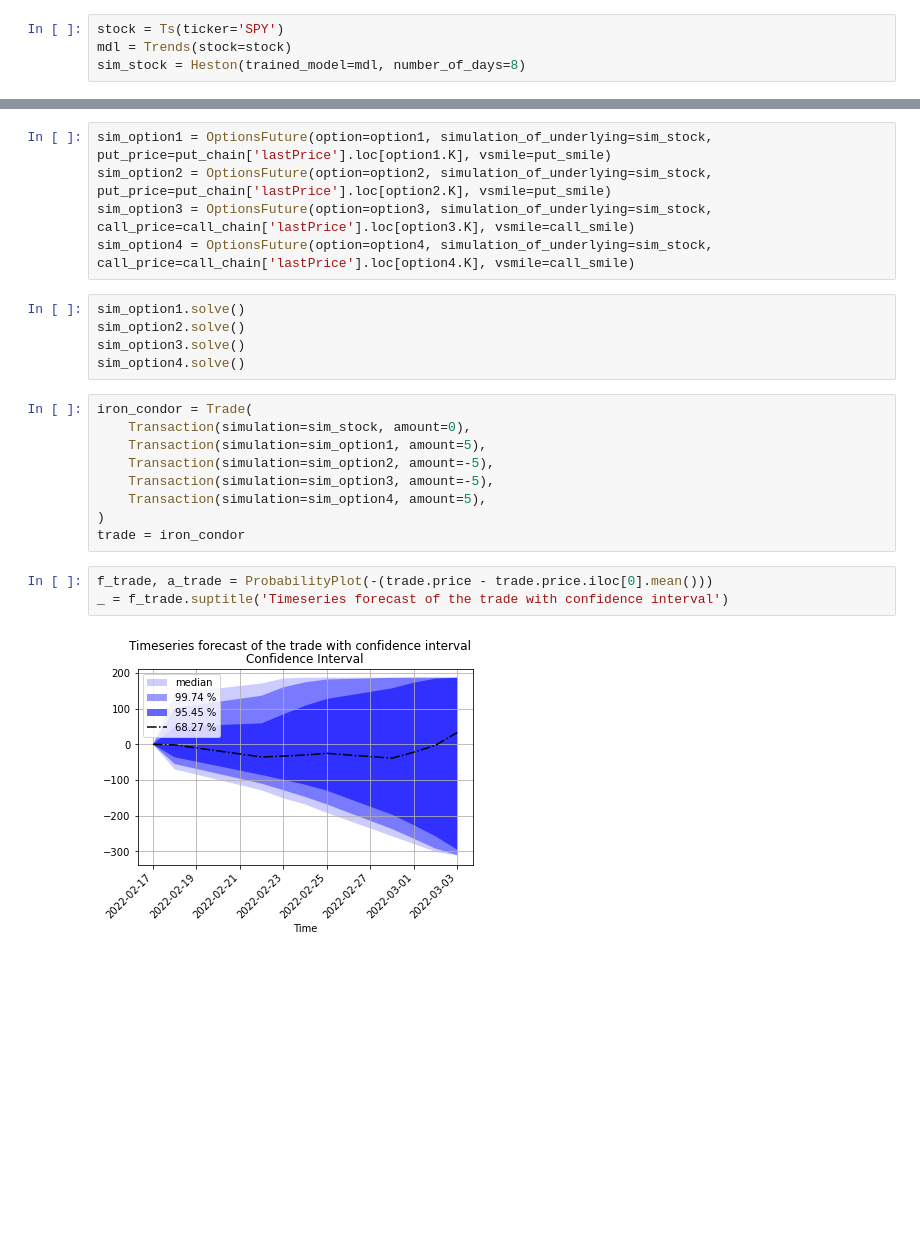
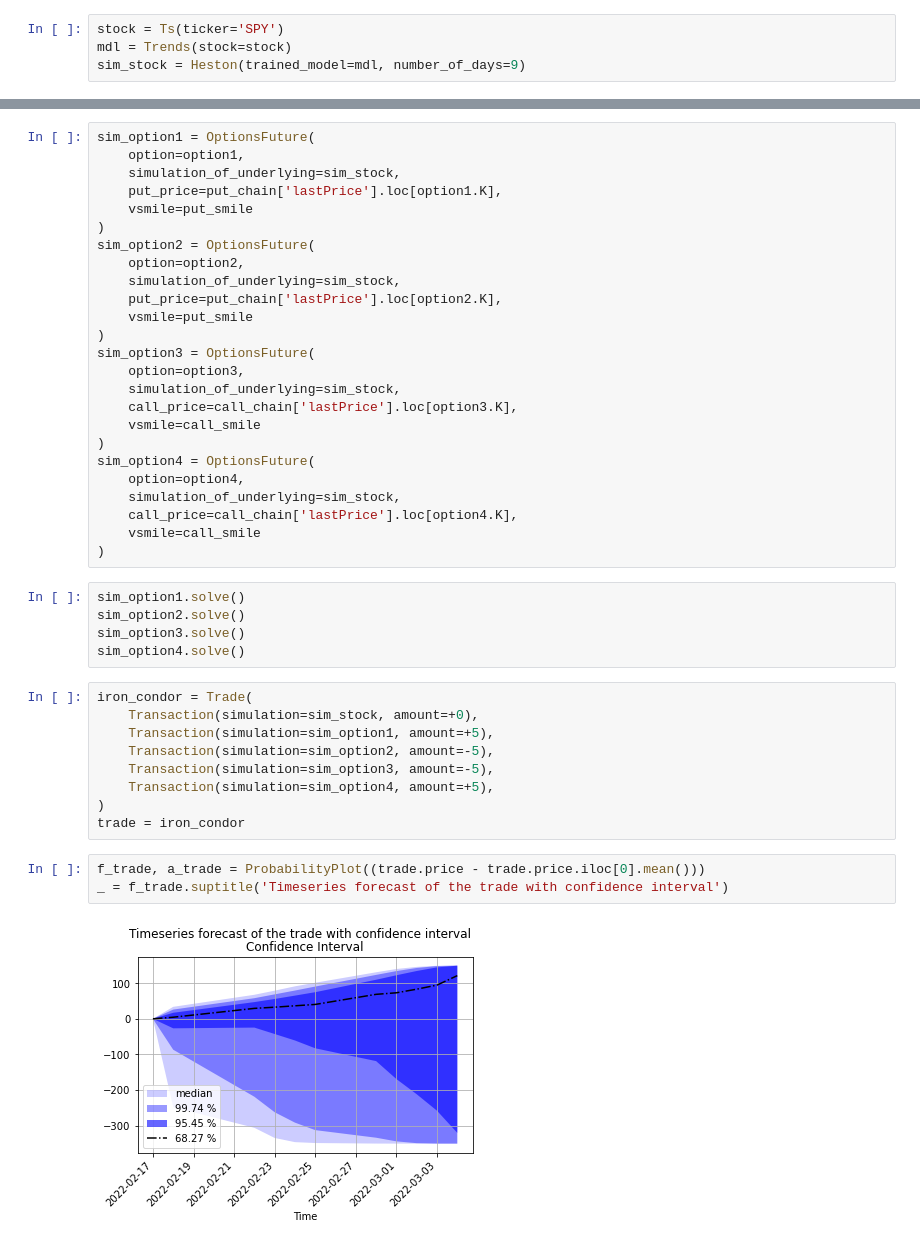
Before and after one commit to sidbannet/stockhealth, a Jupyter notebook: examples/trading-strategy-forecast.ipynb, the cells around one changed output, grey strips where cells are left out. Cells and saved outputs as stored; diff of their text form; blank space fills up the shorter version.

```diff
--- a/examples/trading-strategy-forecast.ipynb
+++ b/examples/trading-strategy-forecast.ipynb
@@ -24,7 +24,7 @@ from stockhealth.utilities.graph import plot as ProbabilityPlot
 # %%
 stock = Ts(ticker='SPY')
 mdl = Trends(stock=stock)
-sim_stock = Heston(trained_model=mdl, number_of_days=8)
+sim_stock = Heston(trained_model=mdl, number_of_days=9)
 # %%
 sim_stock.solve()
 f_s, a_o = sim_stock.plot(plot_volatility=False)
@@ -94,10 +94,30 @@ option4 = Bs(
     q=stock.dividend_yield,
 )
 # %%
-sim_option1 = OptionsFuture(option=option1, simulation_of_underlying=sim_stock, put_price=put_chain['lastPrice'].loc[option1.K], vsmile=put_smile)
-sim_option2 = OptionsFuture(option=option2, simulation_of_underlying=sim_stock, put_price=put_chain['lastPrice'].loc[option2.K], vsmile=put_smile)
-sim_option3 = OptionsFuture(option=option3, simulation_of_underlying=sim_stock, call_price=call_chain['lastPrice'].loc[option3.K], vsmile=call_smile)
-sim_option4 = OptionsFuture(option=option4, simulation_of_underlying=sim_stock, call_price=call_chain['lastPrice'].loc[option4.K], vsmile=call_smile)
+sim_option1 = OptionsFuture(
+    option=option1,
+    simulation_of_underlying=sim_stock,
+    put_price=put_chain['lastPrice'].loc[option1.K],
+    vsmile=put_smile
+)
+sim_option2 = OptionsFuture(
+    option=option2,
+    simulation_of_underlying=sim_stock,
+    put_price=put_chain['lastPrice'].loc[option2.K],
+    vsmile=put_smile
+)
+sim_option3 = OptionsFuture(
+    option=option3,
+    simulation_of_underlying=sim_stock,
+    call_price=call_chain['lastPrice'].loc[option3.K],
+    vsmile=call_smile
+)
+sim_option4 = OptionsFuture(
+    option=option4,
+    simulation_of_underlying=sim_stock,
+    call_price=call_chain['lastPrice'].loc[option4.K],
+    vsmile=call_smile
+)
 # %%
 sim_option1.solve()
 sim_option2.solve()
@@ -105,16 +125,16 @@ sim_option3.solve()
 sim_option4.solve()
 # %%
 iron_condor = Trade(
-    Transaction(simulation=sim_stock, amount=0),
-    Transaction(simulation=sim_option1, amount=5),
+    Transaction(simulation=sim_stock, amount=+0),
+    Transaction(simulation=sim_option1, amount=+5),
     Transaction(simulation=sim_option2, amount=-5),
     Transaction(simulation=sim_option3, amount=-5),
-    Transaction(simulation=sim_option4, amount=5),
+    Transaction(simulation=sim_option4, amount=+5),
 )
 trade = iron_condor
 # %%
-f_trade, a_trade = ProbabilityPlot(-(trade.price - trade.price.iloc[0].mean()))
+f_trade, a_trade = ProbabilityPlot((trade.price - trade.price.iloc[0].mean()))
 _ = f_trade.suptitle('Timeseries forecast of the trade with confidence interval')
 # %% [output]
-[figure, old version]
+[figure, new version]
 # %%
```
Also changed, not shown: parts of 6 cells of this notebook.
